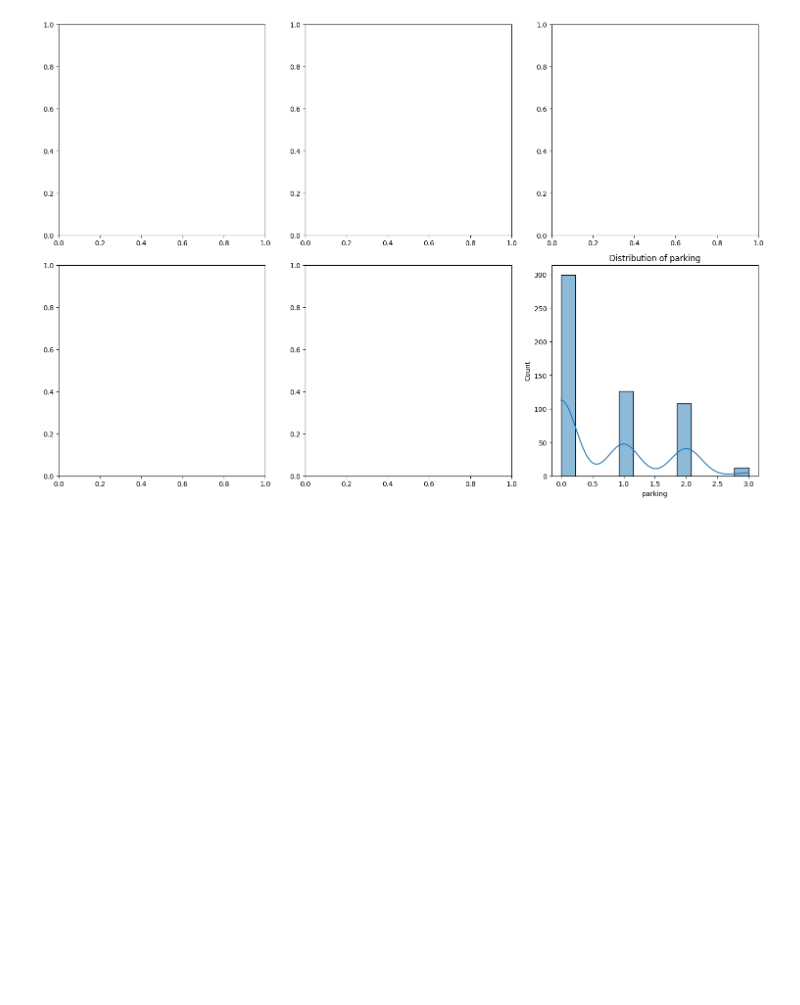
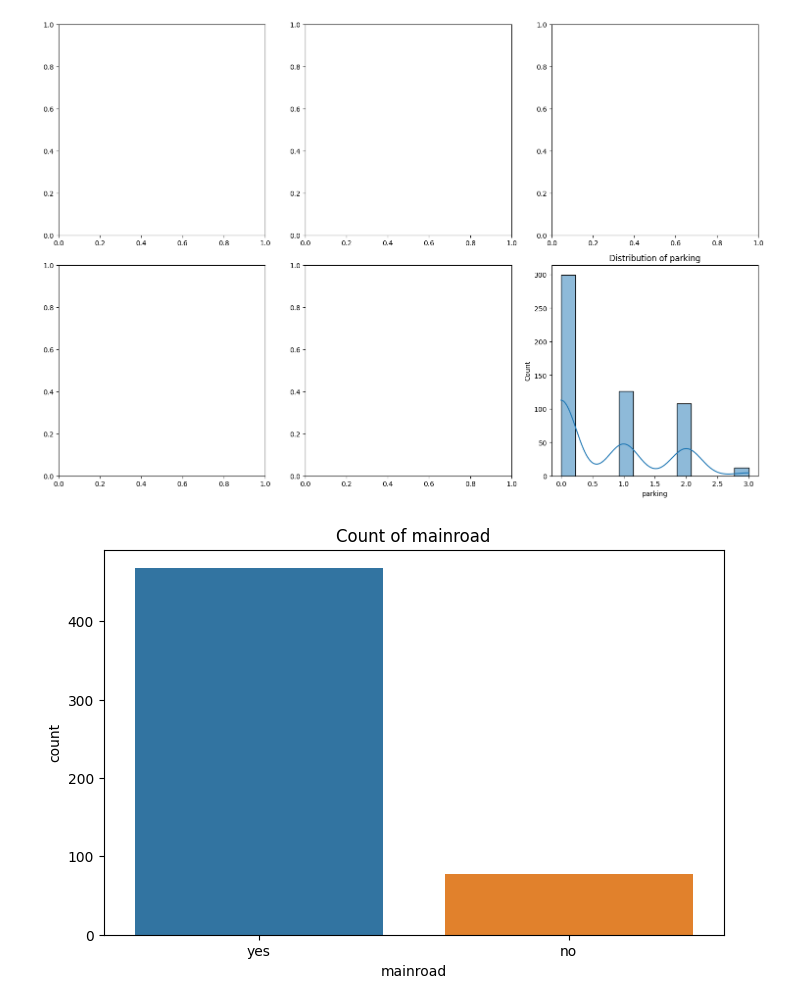
Before and after one commit to Lulieeliyas/AI-Group-one-Project, a Jupyter notebook: house.ipynb, the cells around one changed output. Saved outputs shown, nothing was run; the diff lists cells and outputs as text; code cells hidden in the pictures; blank space fills up the shorter version.

Commit message:
Kaggle Notebook | HOUSE | houseebez

```diff
--- a/house.ipynb
+++ b/house.ipynb
@@ -90,3 +90,96 @@ plt.tight_layout()
 plt.show()
 # %% [output]
 [figure]
+# %%
+
+# Categorical features
+categorical_features = ['mainroad', 'guestroom', 'basement', 'hotwaterheating',
+                       'airconditioning', 'prefarea', 'furnishingstatus']
+for feature in categorical_features:
+    plt.figure(figsize=(8, 5))
+    sns.countplot(data=df, x=feature)
+    plt.title(f'Count of {feature}')
+    plt.show()
+
+# Correlation matrix
+plt.figure(figsize=(10, 8))
+corr_matrix = df.corr(numeric_only=True)
+sns.heatmap(corr_matrix, annot=True, cmap='coolwarm', fmt='.2f')
+plt.title('Correlation Matrix')
+plt.show()
+
+# Data Preprocessing
+# Convert yes/no to 1/0
+binary_features = ['mainroad', 'guestroom', 'basement', 'hotwaterheating',
+                   'airconditioning', 'prefarea']
+for feature in binary_features:
+    df[feature] = df[feature].map({'yes': 1, 'no': 0})
+
+# Encode furnishingstatus
+le = LabelEncoder()
+df['furnishingstatus'] = le.fit_transform(df['furnishingstatus'])
+
+# Split data into features and target
+X = df.drop('price', axis=1)
+y = df['price']
+
+# Split into train and test sets
+X_train, X_test, y_train, y_test = train_test_split(X, y, test_size=0.2, random_state=42)
+
+# Model Training - Linear Regression
+lr_model = LinearRegression()
+lr_model.fit(X_train, y_train)
+
+# Model Evaluation - Linear Regression
+y_pred_lr = lr_model.predict(X_test)
+lr_mse = mean_squared_error(y_test, y_pred_lr)
+lr_r2 = r2_score(y_test, y_pred_lr)
+
+print("\nLinear Regression Performance:")
+print(f"Mean Squared Error: {lr_mse}")
+print(f"R-squared: {lr_r2}")
+
+# Model Training - Random Forest
+rf_model = RandomForestRegressor(n_estimators=100, random_state=42)
+rf_model.fit(X_train, y_train)
+
+# Model Evaluation - Random Forest
+y_pred_rf = rf_model.predict(X_test)
+rf_mse = mean_squared_error(y_test, y_pred_rf)
+rf_r2 = r2_score(y_test, y_pred_rf)
+
+print("\nRandom Forest Performance:")
+print(f"Mean Squared Error: {rf_mse}")
+print(f"R-squared: {rf_r2}")
+
+# Feature Importance
+feature_importance = pd.DataFrame({
+    'Feature': X.columns,
+    'Importance': rf_model.feature_importances_
+}).sort_values('Importance', ascending=False)
+
+plt.figure(figsize=(10, 6))
+sns.barplot(data=feature_importance, x='Importance', y='Feature')
+plt.title('Feature Importance')
+plt.show()
+
+# Prediction Example
+sample_house = pd.DataFrame({
+    'area': [7500],
+    'bedrooms': [3],
+    'bathrooms': [2],
+    'stories': [2],
+    'mainroad': [1],
+    'guestroom': [0],
+    'basement': [1],
+    'hotwaterheating': [0],
+    'airconditioning': [1],
+    'parking': [2],
+    'prefarea': [1],
+    'furnishingstatus': [1]  # 1 for semi-furnished (check your label encoding)
+})
+
+predicted_price = rf_model.predict(sample_house)
+print(f"\nPredicted Price for Sample House: {predicted_price[0]:,.2f}")
+# %% [output]
+[figure, added]
```
Also changed, not shown: parts of 1 cell of this notebook.
